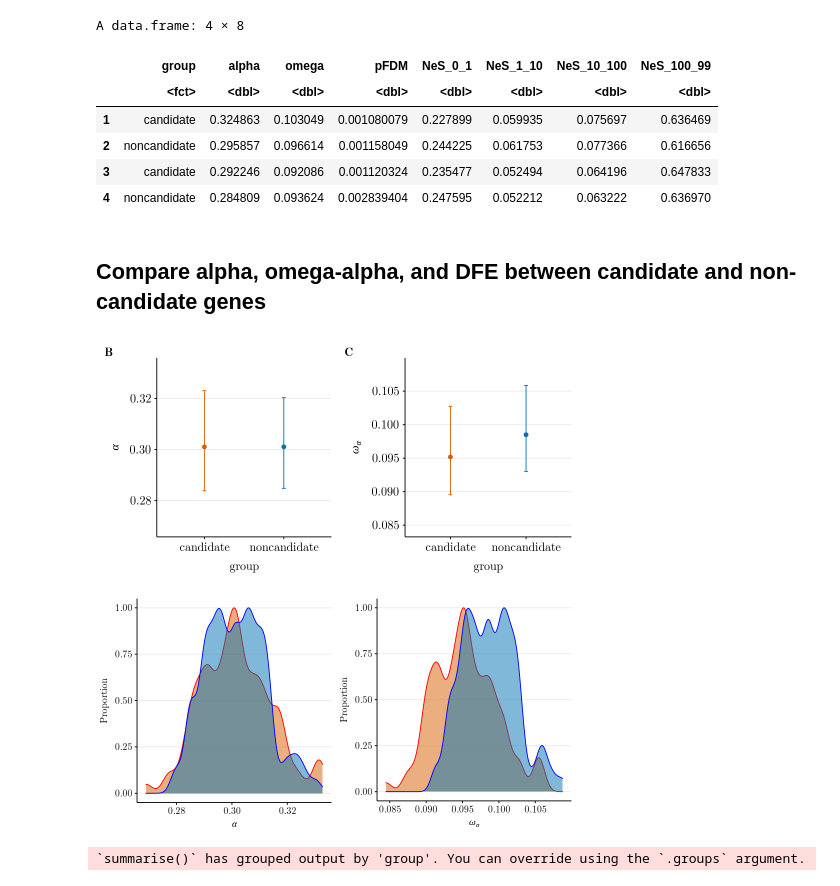
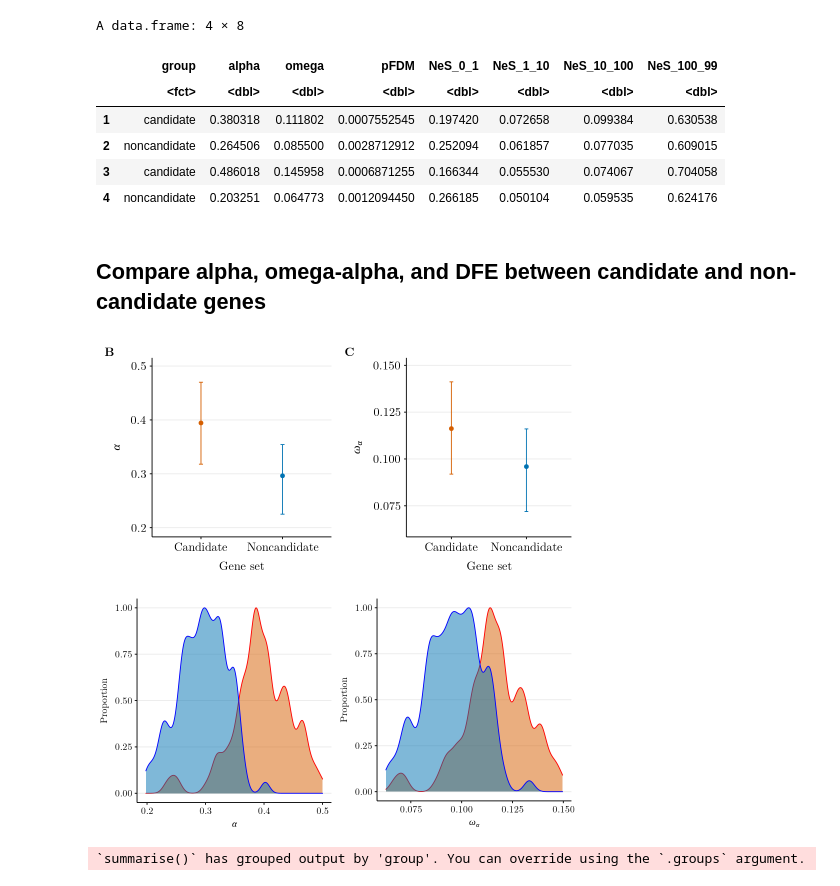
Before and after one commit to alicewchen/lipid_selection, a Jupyter notebook: analysis/06_dfe_alpha_output_analysis/01_plot_important_values.ipynb, the cells around one changed output. Cells and saved outputs as stored; diff of their text form; code cells hidden in the pictures.

```diff
--- a/analysis/06_dfe_alpha_output_analysis/01_plot_important_values.ipynb
+++ b/analysis/06_dfe_alpha_output_analysis/01_plot_important_values.ipynb
@@ -17,7 +17,10 @@ fig <- function(width, heigth){
  options(repr.plot.width = width, repr.plot.height = heigth)
  }
 # %%
-#change to code cell when running in snakemake
-df <- read.table(snakemake@input,sep="\t", header=FALSE)
-boot_CI_path <- snakemake@output[[1]]
-dst_path <- snakemake@output[[2]]
+#change to code cell when not running in snakemake
+dir_path = "../../data/dfe_alpha_analysis/20210204_composite_genome"
+df <- read.table(
+    paste(dir_path, "/bootstrap_values.txt", sep = ""),
+          sep="\t", header=FALSE)
+boot_CI_path <- paste(dir_path, "boot_CIs.pdf", sep ="")
+dst_path <- paste(dir_path, "distribution.pdf", sep ="")
@@ -37,10 +32,10 @@ df[1:4,]
 A data.frame: 4 × 8
 |  | group | alpha | omega | pFDM | NeS_0_1 | NeS_1_10 | NeS_10_100 | NeS_100_99 |
 |  | <fct> | <dbl> | <dbl> | <dbl> | <dbl> | <dbl> | <dbl> | <dbl> |
-| 1 | candidate | 0.324863 | 0.103049 | 0.001080079 | 0.227899 | 0.059935 | 0.075697 | 0.636469 |
-| 2 | noncandidate | 0.295857 | 0.096614 | 0.001158049 | 0.244225 | 0.061753 | 0.077366 | 0.616656 |
-| 3 | candidate | 0.292246 | 0.092086 | 0.001120324 | 0.235477 | 0.052494 | 0.064196 | 0.647833 |
-| 4 | noncandidate | 0.284809 | 0.093624 | 0.002839404 | 0.247595 | 0.052212 | 0.063222 | 0.636970 |
+| 1 | candidate | 0.380318 | 0.111802 | 0.0007552545 | 0.197420 | 0.072658 | 0.099384 | 0.630538 |
+| 2 | noncandidate | 0.264506 | 0.085500 | 0.0028712912 | 0.252094 | 0.061857 | 0.077035 | 0.609015 |
+| 3 | candidate | 0.486018 | 0.145958 | 0.0006871255 | 0.166344 | 0.055530 | 0.074067 | 0.704058 |
+| 4 | noncandidate | 0.203251 | 0.064773 | 0.0012094450 | 0.266185 | 0.050104 | 0.059535 | 0.624176 |
 # %% [markdown]
 ## Compare alpha, omega-alpha, and DFE between candidate and non-candidate genes
 # %%
@@ -57,36 +52,37 @@ for (i in seq(1,2)){
                                                    lower_CI = quantile(eval(as.name(values[i])), 0.05),
                                                    upper_CI = quantile(eval(as.name(values[i])), 0.95))
 
     p <- ggplot(summary, aes(x=group, y=median, ymin=lower_CI, ymax=upper_CI, colour = group, group = 1)) +
     ylim(min(df[,values[i]]), max(df[,values[i]]))+
     geom_errorbar(aes(width = 0.05)) +
     geom_point(size = 2)+
-    labs(x="group", y = ylabels[i], tag = tags[i])+
+    scale_x_discrete(labels=c("Candidate", "Noncandidate"))+
+    labs(x="Gene set", y = ylabels[i], tag = tags[i])+
     theme_latex(base_size = 18) +
     theme(panel.grid.major.x = element_blank(),
           legend.position = "none",
           axis.title.y = element_text(family = "sans"),
           plot.tag = element_text(face = 'bold'))
     plots[[values[i]]] <- ggplotGrob(p)
 
     #plots the distribution of alpha and omega values
     p<-ggplot(df, aes(x=eval(as.name(values[i])), color=group, fill = group)) +
         geom_density(adjust = 0.5, alpha = 0.5, mapping = (aes(y = ..scaled..))) +
         theme_classic() +
         scale_color_manual(values=c('red','blue'))+
         labs(x=ylabels[i], y = "Proportion") +
         theme_latex(base_size = 14) +
         theme (panel.grid.major.x = element_blank(), legend.position = "none",
           axis.title.x = element_text(family = "sans"))
     dst_plt[[values[i]]] <- ggplotGrob(p)
 
     }
 
 grid.arrange(plots[['alpha']], plots[['omega']], ncol=2, nrow=1)
 grid.arrange(dst_plt[['alpha']], dst_plt[['omega']], ncol=2, nrow=1)
 # %% [output]
-[figure, old version]
+[figure, new version]
-[figure, old version]
+[figure, new version]
 # %%
 tmp <- tidyr::gather(df, "NeS_0_1", "NeS_1_10", "NeS_10_100", "NeS_100_99", key = "NeS_bins", value = "DFE") %>%
         select(group, NeS_bins, DFE) %>%
```
Also changed, not shown: parts of 4 cells of this notebook, 1 other file.
